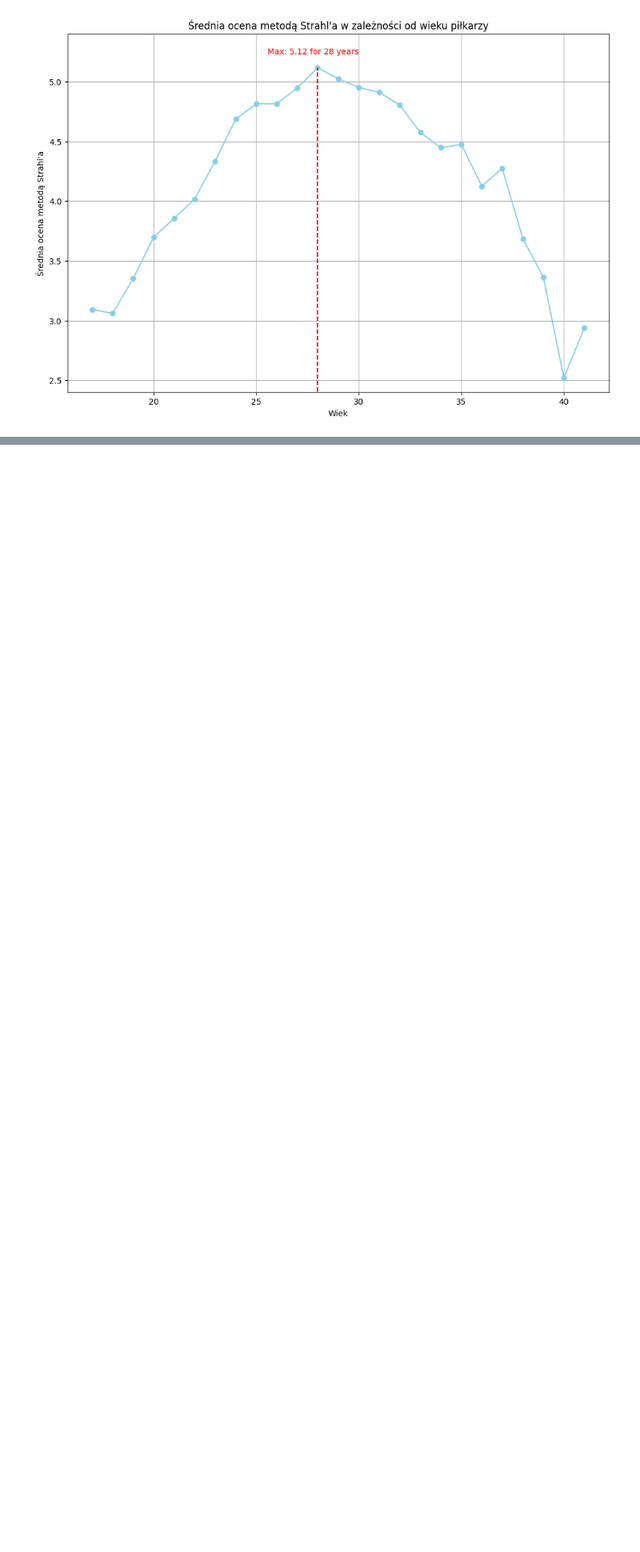
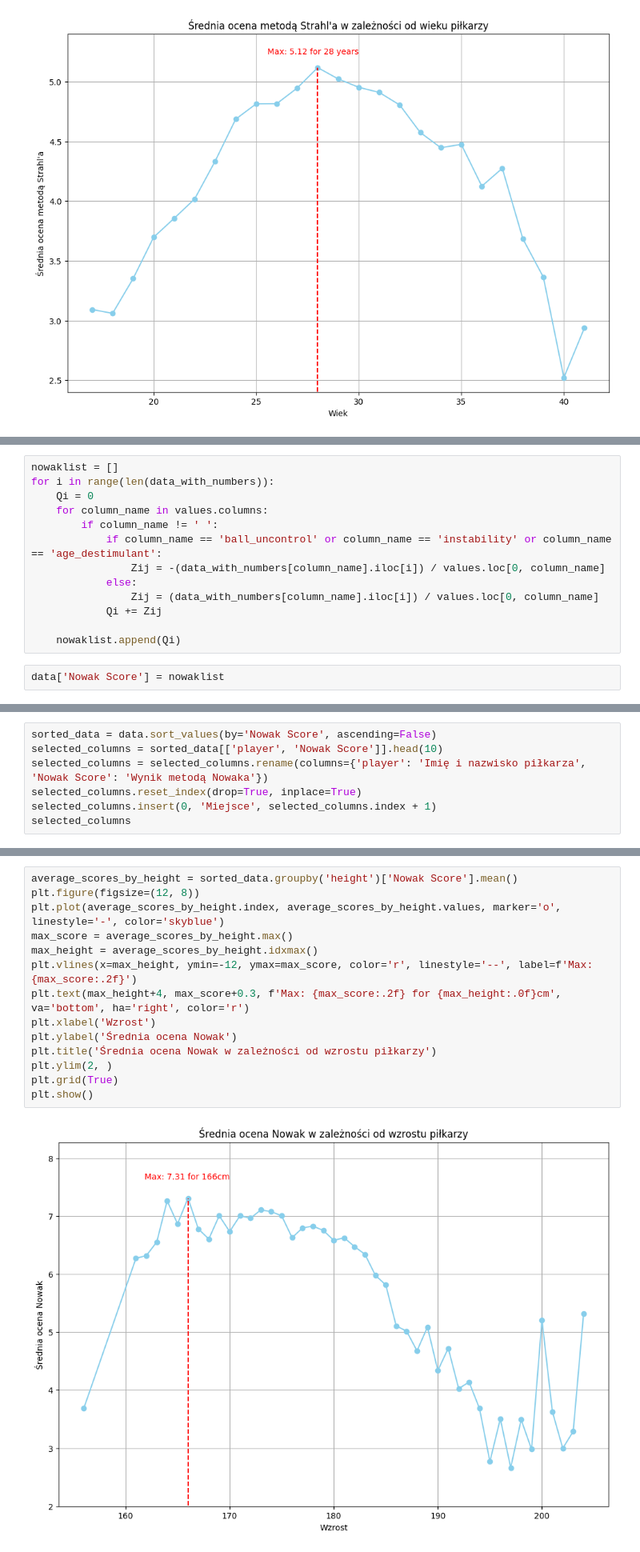
Before and after one commit to izabelakolodziejska/Fifa_players_analysis, a Jupyter notebook: fifa_analysys.ipynb, the cells around one changed output, grey strips where cells are left out. Shown at 80% size. Saved outputs shown, nothing was run; the diff lists cells and outputs as text; blank space fills up the shorter version.

Commit message:
Add Nowak's method

```diff
--- a/fifa_analysys.ipynb
+++ b/fifa_analysys.ipynb
@@ -847,0 +860,15 @@ plt.show()
+# %%
+nowaklist = []
+for i in range(len(data_with_numbers)):
+    Qi = 0
+    for column_name in values.columns:
+        if column_name != ' ':
+            if column_name == 'ball_uncontrol' or column_name == 'instability' or column_name == 'age_destimulant':
+                Zij = -(data_with_numbers[column_name].iloc[i]) / values.loc[0, column_name]
+            else:
+                Zij = (data_with_numbers[column_name].iloc[i]) / values.loc[0, column_name]
+            Qi += Zij
+
+    nowaklist.append(Qi)
+# %%
+data['Nowak Score'] = nowaklist
@@ -847,0 +877,7 @@ plt.show()
+# %%
+sorted_data = data.sort_values(by='Nowak Score', ascending=False)
+selected_columns = sorted_data[['player', 'Nowak Score']].head(10)
+selected_columns = selected_columns.rename(columns={'player': 'Imię i nazwisko piłkarza', 'Nowak Score': 'Wynik metodą Nowaka'})
+selected_columns.reset_index(drop=True, inplace=True)
+selected_columns.insert(0, 'Miejsce', selected_columns.index + 1)
+selected_columns
@@ -847,0 +909,16 @@ plt.show()
+# %%
+average_scores_by_height = sorted_data.groupby('height')['Nowak Score'].mean()
+plt.figure(figsize=(12, 8))
+plt.plot(average_scores_by_height.index, average_scores_by_height.values, marker='o', linestyle='-', color='skyblue')
+max_score = average_scores_by_height.max()
+max_height = average_scores_by_height.idxmax()
+plt.vlines(x=max_height, ymin=-12, ymax=max_score, color='r', linestyle='--', label=f'Max: {max_score:.2f}')
+plt.text(max_height+4, max_score+0.3, f'Max: {max_score:.2f} for {max_height:.0f}cm', va='bottom', ha='right', color='r')
+plt.xlabel('Wzrost')
+plt.ylabel('Średnia ocena Nowak')
+plt.title('Średnia ocena Nowak w zależności od wzrostu piłkarzy')
+plt.ylim(2, )
+plt.grid(True)
+plt.show()
+# %% [output]
+[figure, added]
```
Also changed, not shown: parts of 8 cells of this notebook.
